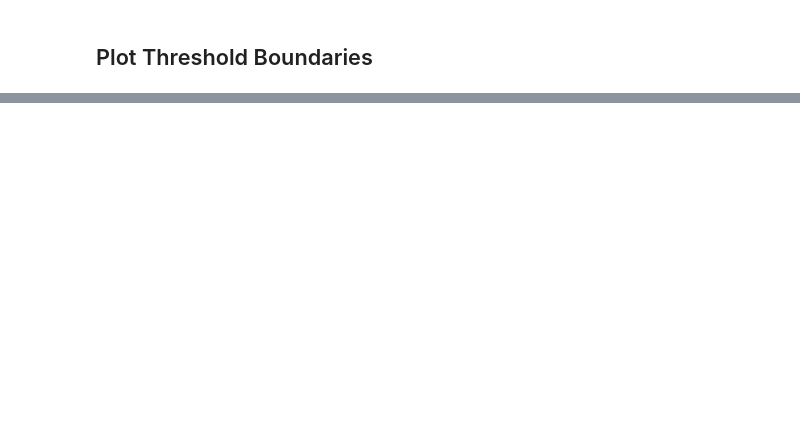
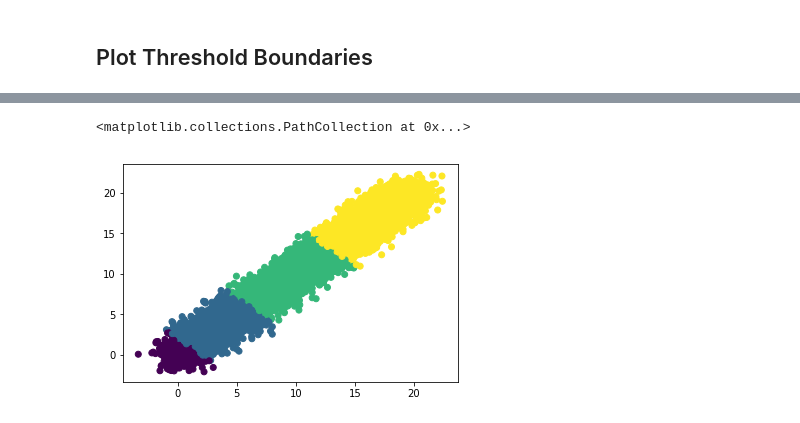
Before and after one commit to arnabsarker/Property-Elicitation, a Jupyter notebook: Quantile Regression Tests.ipynb, the cells around one changed output, grey strips where cells are left out. Drawn from its saved outputs; the diff is of its cells as text; code cells hidden in the pictures; blank space fills up the shorter version.

```diff
--- a/Quantile Regression Tests.ipynb
+++ b/Quantile Regression Tests.ipynb
@@ -313,0 +141,6 @@ np.sum(scipy.stats.mode(IT_preds.T).mode!= y_test.flatten()) / len(X_test)
+# %%
+y_quantiles = compute_quantile(X_test, a3).astype(int)
+plt.scatter([X_test[:, 0]], [X_test[:, 1]], c=[y_quantiles])
+# %% [output]
+<matplotlib.collections.PathCollection at 0x...>
+[figure, added]
```
Also changed, not shown: parts of 34 cells of this notebook, 5 other files.
